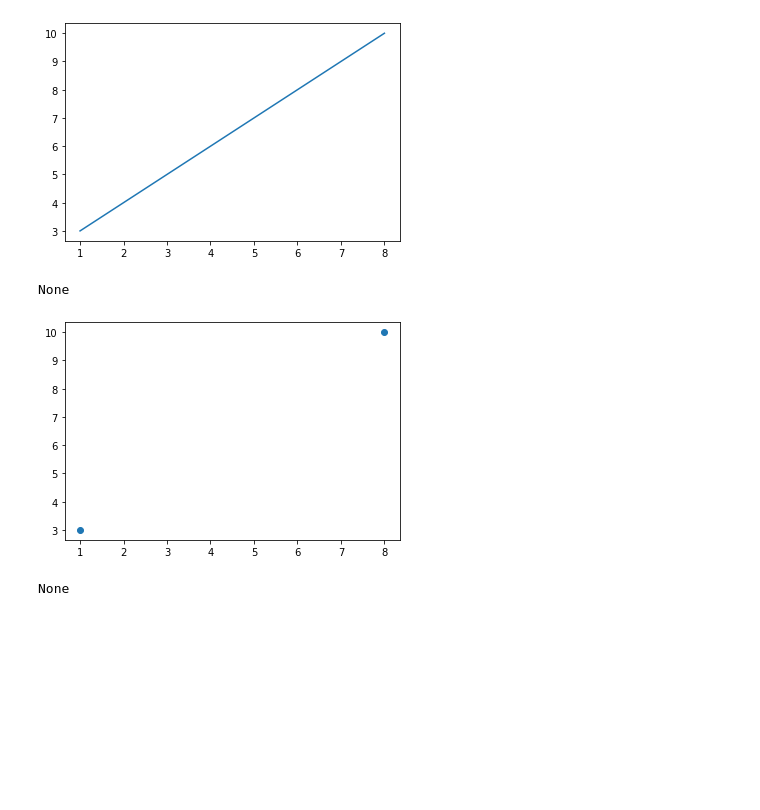
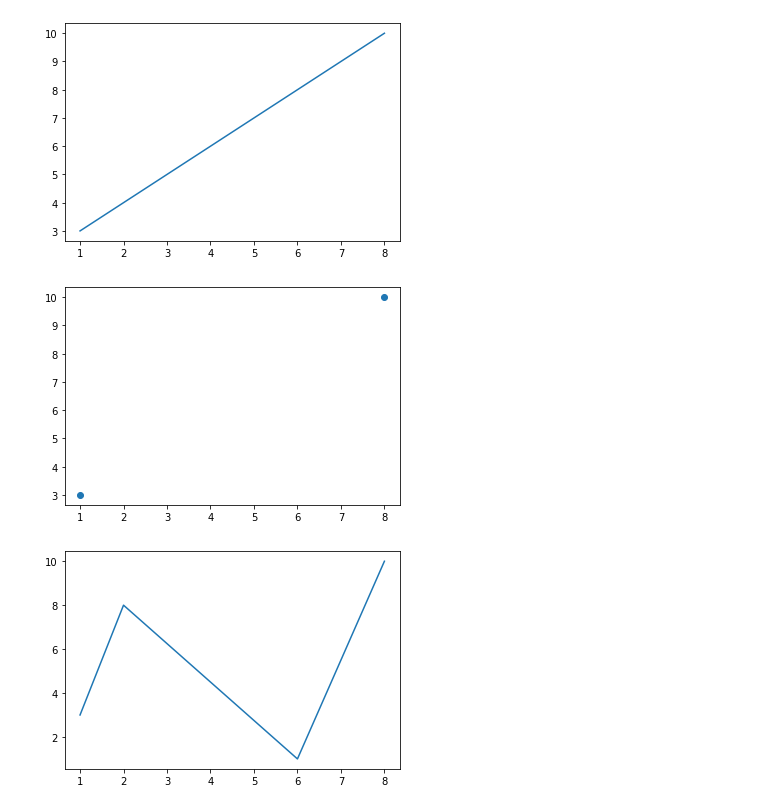
Before and after one commit to chimaihueze/Basics-of-Matplotlib, a Jupyter notebook: matplotlib_plotting.ipynb, the cells around one changed output. Saved outputs shown, nothing was run; the diff lists cells and outputs as text; code cells hidden in the pictures; blank space fills up the shorter version.

```diff
--- a/matplotlib_plotting.ipynb
+++ b/matplotlib_plotting.ipynb
@@ -16,11 +16,10 @@ import numpy as np
 x = np.array([1, 8])
 y = np.array([3, 10])
 # %%
-plt.plot(x, y,)
-print(plt.show())
+plt.plot(x, y)
+plt.show()
 # %% [output]
 [figure]
-None
 # %%
 # Plotting Without Line
 # To plot only the markers, you can use shortcut string notation parameter 'o', which means 'rings'.
@@ -28,7 +27,6 @@ None
 # Draw two points in the diagram, one at position (1, 3) and one in position (8, 10):
 # %%
 plt.plot(x, y, 'o')
-print(plt.show())
+plt.show()
 # %% [output]
 [figure]
-None
@@ -34,0 +38,8 @@ None
+# %%
+a = np.array([1, 2, 6, 8])
+b = np.array([3, 8, 1, 10])
+# %%
+plt.plot(a, b)
+plt.show()
+# %% [output]
+[figure, added]
```
Also changed, not shown: parts of 1 cell of this notebook.
